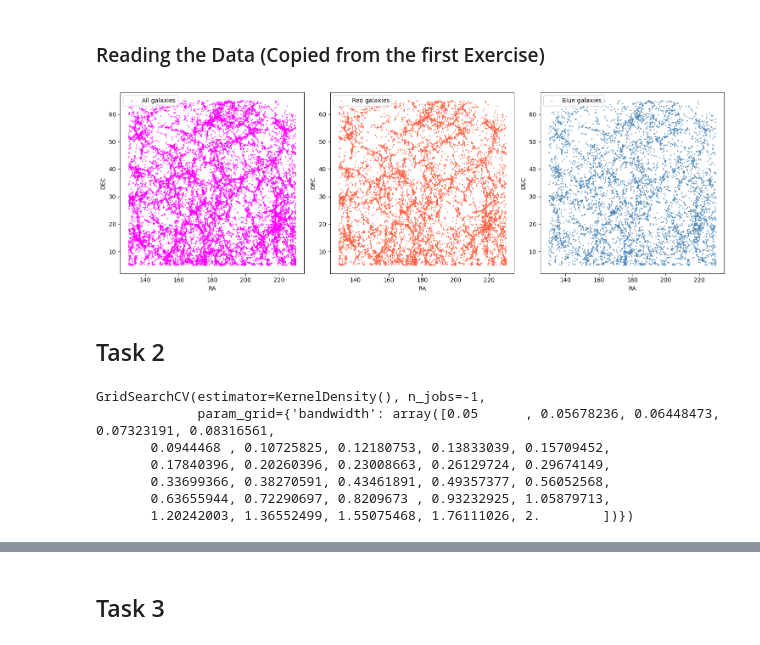
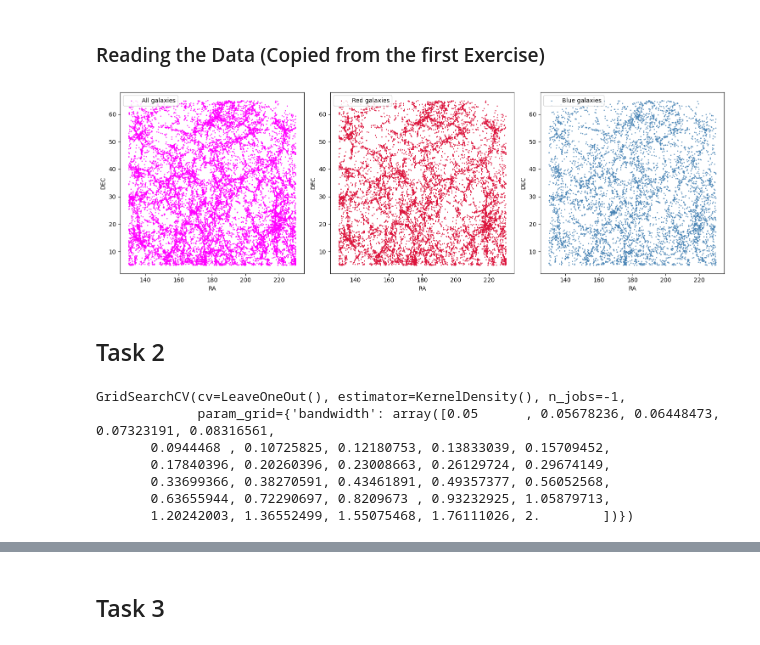
Before and after one commit to eiseleb47/DataScience, a Jupyter notebook: Worksheet_2/1-3_Benjamin.ipynb, the cells around one changed output, grey strips where cells are left out. Cells and saved outputs as stored; diff of their text form; code cells hidden in the pictures.

```diff
--- a/Worksheet_2/1-3_Benjamin.ipynb
+++ b/Worksheet_2/1-3_Benjamin.ipynb
@@ -44,38 +44,34 @@ blue_gal_dec = blue_gal['DEC'].values
 # %%
 fig, axes = plt.subplots(1, 3, figsize=(15, 5))
 
 axes[0].scatter(ra_thin, dec_thin, s=0.7, color='magenta', label='All galaxies')
 axes[0].set_xlabel('RA')
 axes[0].set_ylabel('DEC')
-axes[1].scatter(red_gal_ra, red_gal_dec, s=0.7, color='tomato', label='Red galaxies')
+axes[1].scatter(red_gal_ra, red_gal_dec, s=0.7, color='crimson', label='Red galaxies')
 axes[1].set_xlabel('RA')
 axes[1].set_ylabel('DEC')
 axes[2].scatter(blue_gal_ra, blue_gal_dec, s=0.7, color='steelblue', label='Blue galaxies')
 axes[2].set_xlabel('RA')
 axes[2].set_ylabel('DEC')
 for ax in axes:
     ax.legend()
 plt.tight_layout()
 
 plt.show()
 # %% [output]
-[figure, old version]
+[figure, new version]
 # %% [markdown]
 ## Task 2
 # %%
-# Creating space vectors
-#full_ra_g = np.linspace(full_ra.min(), full_ra.max(), len(full_ra))
-#full_dec_g = np.linspace(full_dec.min(), full_dec.max(), len(full_dec))
-#x_g, y_g = np.meshgrid(full_ra_g, full_dec_g)
+Xgrid = np.column_stack([ra_thin, dec_thin])
 
-Xgrid = np.column_stack([ra_full, dec_full])
 
 bandwidths = np.geomspace(0.05, 2.0, 30)
 grid = GridSearchCV(KernelDensity(kernel='gaussian'),
-    {'bandwidth': bandwidths}, cv=None, n_jobs=-1)
+    {'bandwidth': bandwidths}, cv=LeaveOneOut(), n_jobs=-1)
 grid.fit(Xgrid) # Xdata has shape (N,2) for 2D
 # %% [output]
-GridSearchCV(estimator=KernelDensity(), n_jobs=-1,
+GridSearchCV(cv=LeaveOneOut(), estimator=KernelDensity(), n_jobs=-1,
              param_grid={'bandwidth': array([0.05      , 0.05678236, 0.06448473, 0.07323191, 0.08316561,
        0.0944468 , 0.10725825, 0.12180753, 0.13833039, 0.15709452,
        0.17840396, 0.20260396, 0.23008663, 0.26129724, 0.29674149,
```
Also changed, not shown: parts of 6 cells of this notebook.
